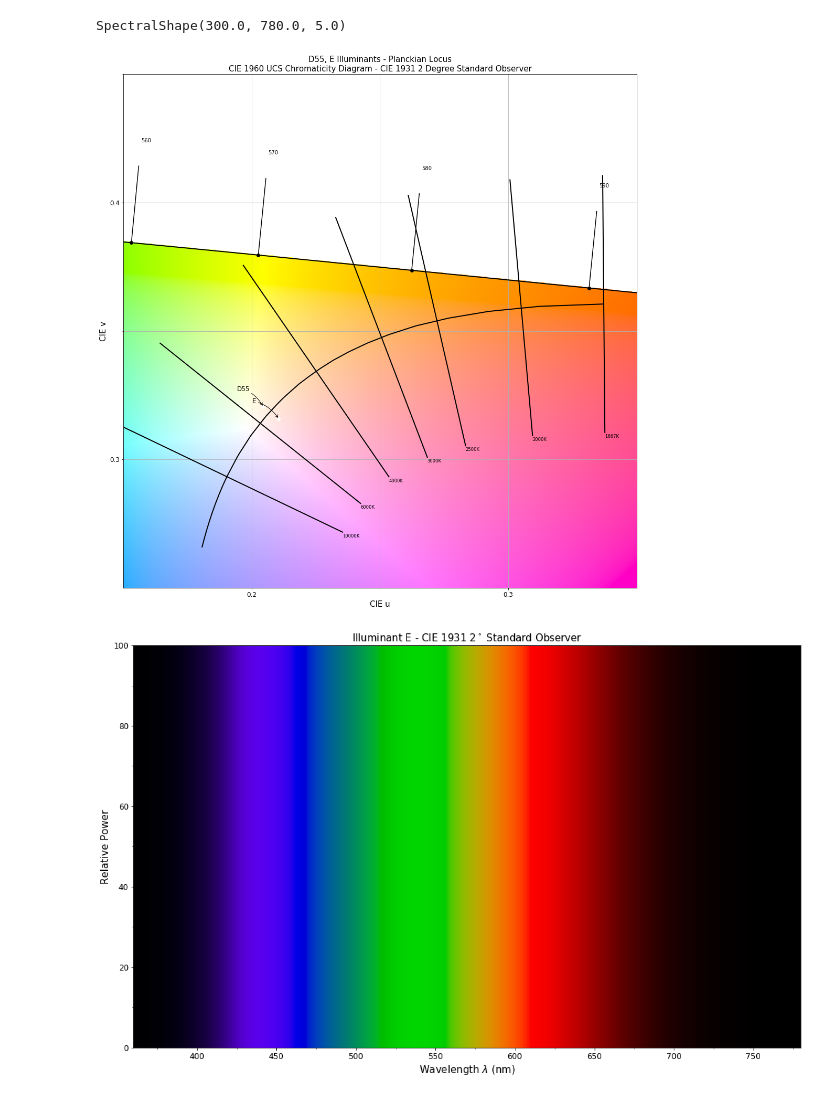
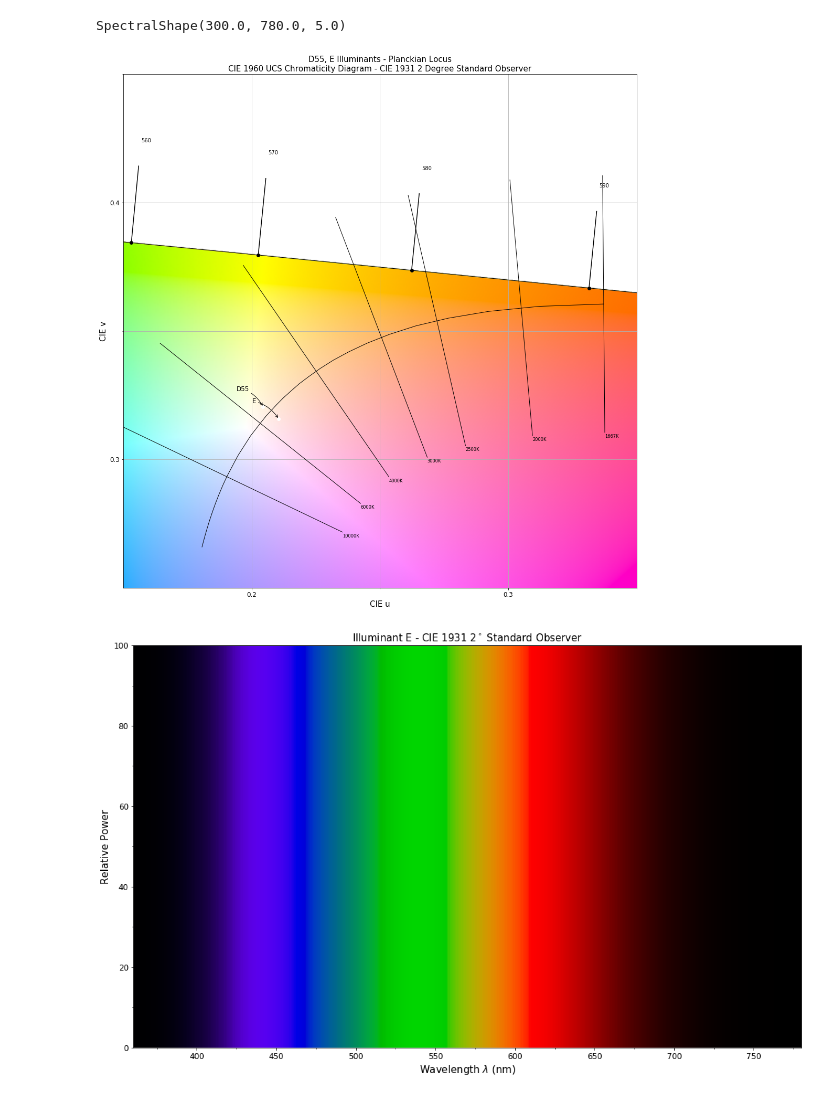
Before and after one commit to colour-science/colour-notebooks, a Jupyter notebook: notebooks/colorimetry/illuminants.ipynb, the cells around one changed output. Saved outputs shown, nothing was run; the diff lists cells and outputs as text; code cells hidden in the pictures.

```diff
--- a/notebooks/colorimetry/illuminants.ipynb
+++ b/notebooks/colorimetry/illuminants.ipynb
@@ -169,10 +169,10 @@ colour.ILLUMINANTS_RELATIVE_SPDS['E'].shape
 # %% [output]
 SpectralShape(300.0, 780.0, 5.0)
 # %%
-planckian_locus_CIE_1960_UCS_chromaticity_diagram_plot(
+planckian_locus_chromaticity_diagram_plot_CIE1960UCS(
     ['D55', 'E'], bounding_box=[0.15, 0.35, 0.25, 0.45])
 # %% [output]
-[figure, old version]
+[figure, new version]
 # %%
 single_illuminant_relative_spd_plot('E')
 # %% [output]
```
Also changed, not shown: parts of 20 cells of this notebook, 12 other files.
